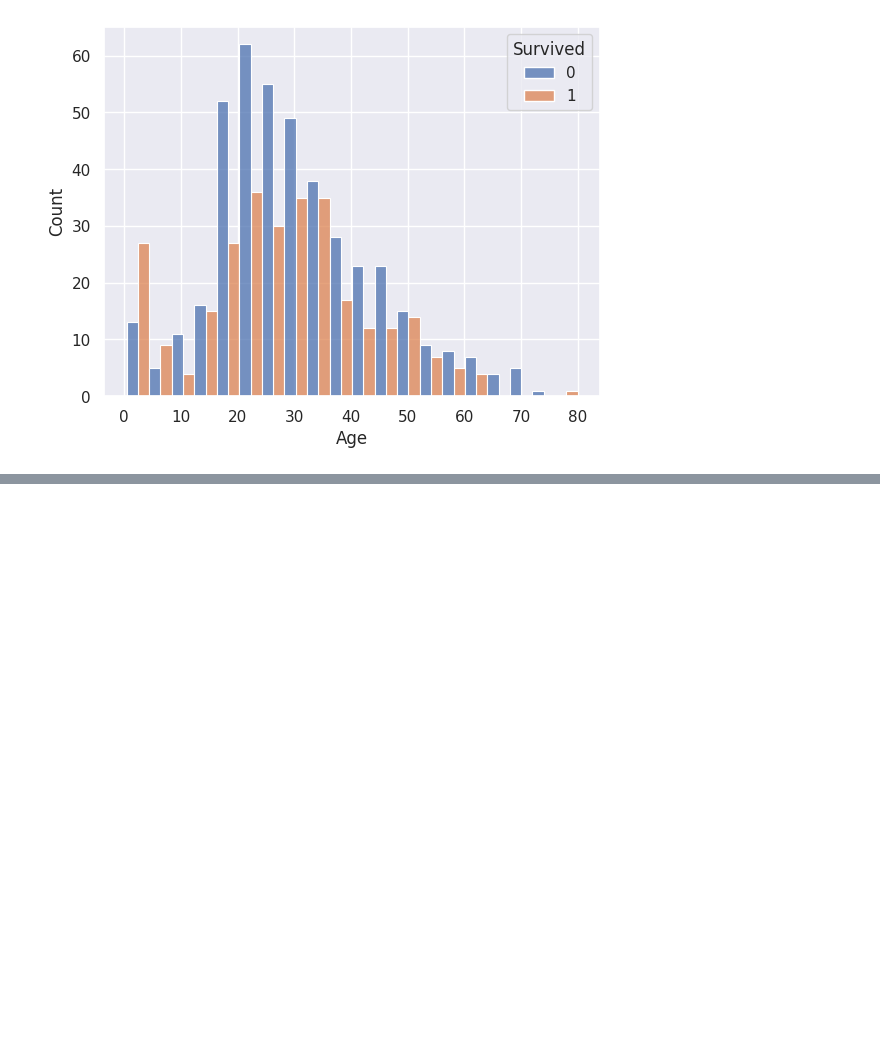
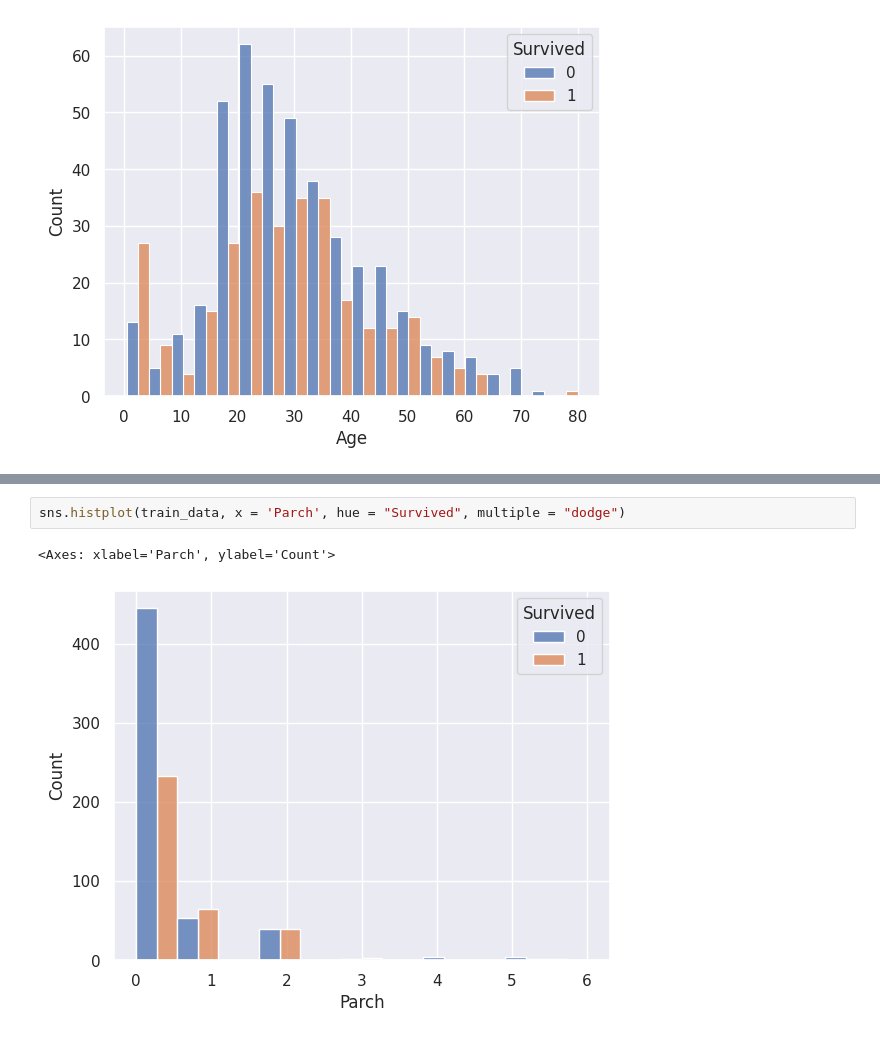
Before and after one commit to asuratos/kaggle, a Jupyter notebook: titanic-attempt.ipynb, the cells around one changed output, grey strips where cells are left out. Drawn from its saved outputs; the diff is of its cells as text; blank space fills up the shorter version.

```diff
--- a/titanic-attempt.ipynb
+++ b/titanic-attempt.ipynb
@@ -127,0 +138,5 @@ sns.histplot(train_data, x = 'Age', hue = "Survived", multiple = 'dodge')
+# %%
+sns.histplot(train_data, x = 'Parch', hue = "Survived", multiple = "dodge")
+# %% [output]
+<Axes: xlabel='Parch', ylabel='Count'>
+[figure, added]
```
Also changed, not shown: parts of 11 cells of this notebook.
